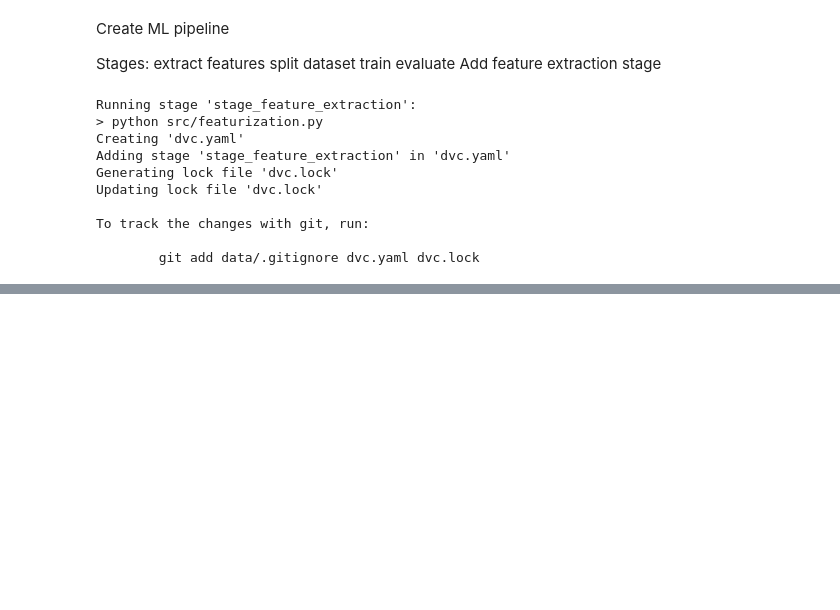
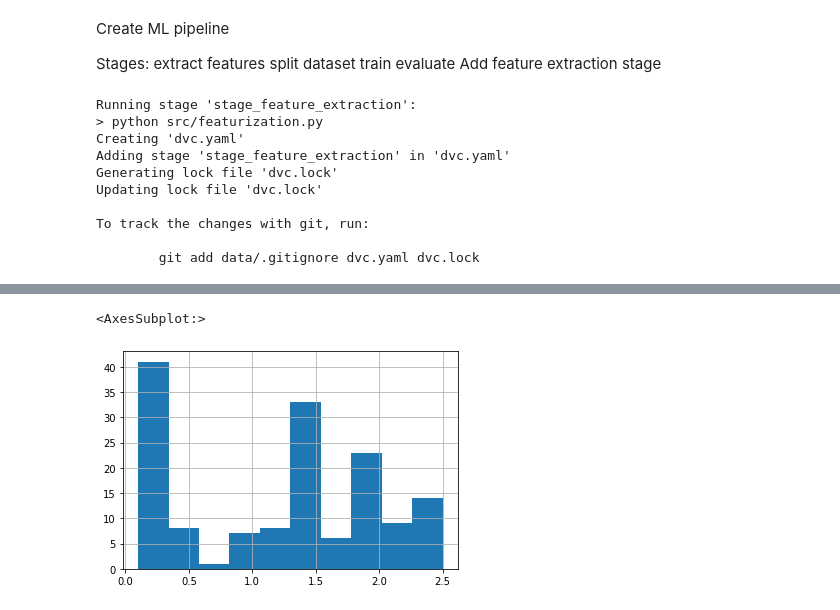
Before and after one commit to thegauravsingh/mlops105-jupyter-dvc, a Jupyter notebook: tut101.ipynb, the cells around one changed output, grey strips where cells are left out. Drawn from its saved outputs; the diff is of its cells as text; code cells hidden in the pictures; blank space fills up the shorter version.

```diff
--- a/tut101.ipynb
+++ b/tut101.ipynb
@@ -148,0 +361,5 @@ To track the changes with git, run:
+# %%
+df['petal_width'].hist()
+# %% [output]
+<AxesSubplot:>
+[figure, added]
```
Also changed, not shown: parts of 24 cells of this notebook, 3 other files.
